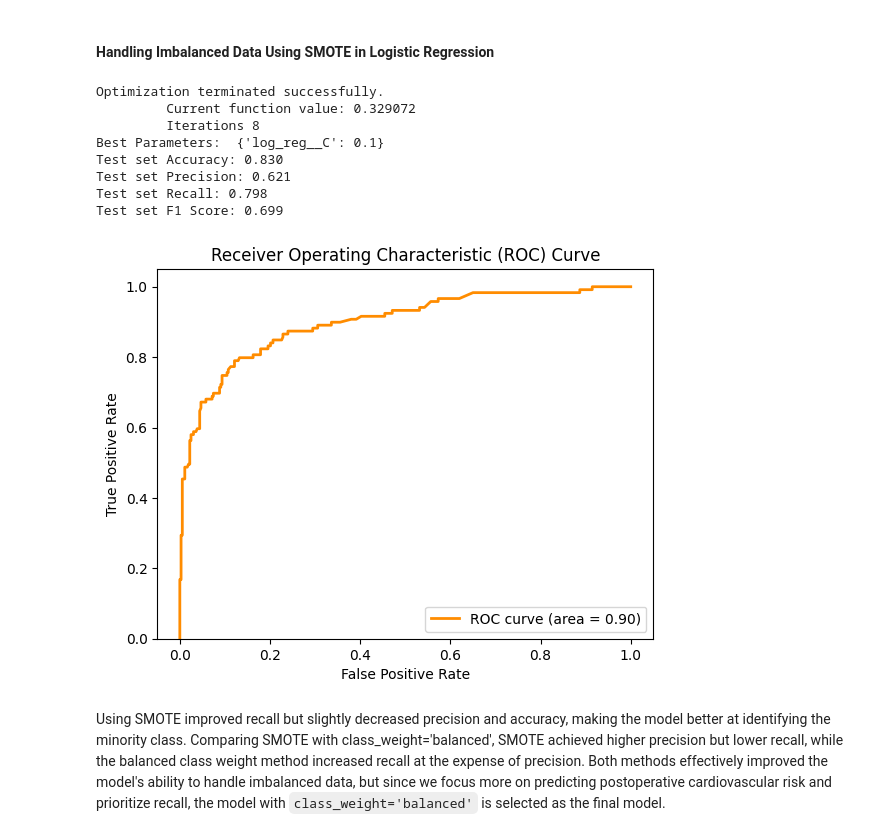
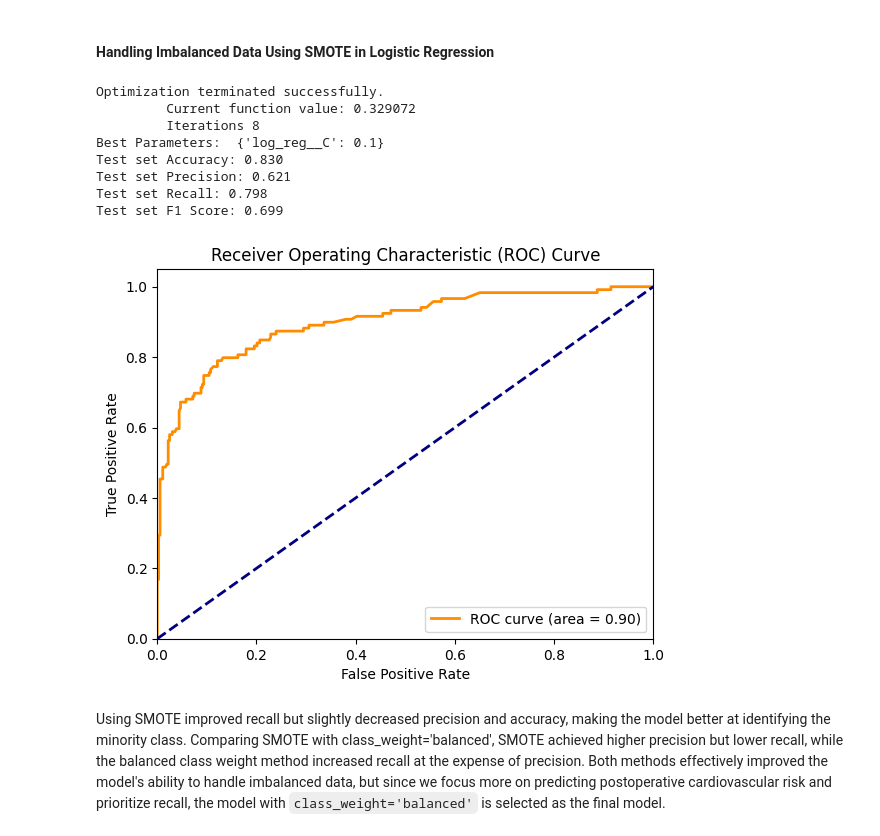
Before and after one commit to jiulong15/comp90051, a Jupyter notebook: code/Model Building/LogicRegression.ipynb, the cells around one changed output. Drawn from its saved outputs; the diff is of its cells as text; code cells hidden in the pictures.

```diff
--- a/code/Model Building/LogicRegression.ipynb
+++ b/code/Model Building/LogicRegression.ipynb
@@ -479,7 +477,7 @@ pipeline = Pipeline([
 
 # Define hyperparameter search space
 param_grid = {
-    'log_reg__C': [0.01, 0.1, 1, 10, 100]  # Regularization parameter C
+    'log_reg__C': [0.01, 0.1, 1, 10, 100]
 }
 
 grid_search = GridSearchCV(pipeline, param_grid, cv=20, scoring='f1', n_jobs=-1)
@@ -498,35 +496,39 @@ print("Best Parameters: ", grid_search.best_params_)
 accuracy = accuracy_score(y_test, y_pred)
 precision = precision_score(y_test, y_pred, average='binary')
 recall = recall_score(y_test, y_pred, average='binary')
 f1 = f1_score(y_test, y_pred, average='binary')
 
 print(f"Test set Accuracy: {accuracy:.3f}")
 print(f"Test set Precision: {precision:.3f}")
 print(f"Test set Recall: {recall:.3f}")
 print(f"Test set F1 Score: {f1:.3f}")
 
 y_score = best_model.predict_proba(X_test)[:, 1]
-fpr, tpr, thresholds = roc_curve(y_test, y_score)
+
+# Compute ROC curve and ROC area
+fpr, tpr, _ = roc_curve(y_test, y_score)
 roc_auc = auc(fpr, tpr)
 
-# Plot the ROC curve
+# Plot ROC curve
 plt.figure()
 plt.plot(fpr, tpr, color='darkorange', lw=2, label=f'ROC curve (area = {roc_auc:.2f})')
+plt.plot([0, 1], [0, 1], color='navy', lw=2, linestyle='--')
+plt.xlim([0.0, 1.0])
 plt.ylim([0.0, 1.05])
 plt.xlabel('False Positive Rate')
 plt.ylabel('True Positive Rate')
 plt.title('Receiver Operating Characteristic (ROC) Curve')
 plt.legend(loc="lower right")
 plt.show()
 # %% [output]
 Optimization terminated successfully.
          Current function value: 0.329072
          Iterations 8
 Best Parameters:  {'log_reg__C': 0.1}
 Test set Accuracy: 0.830
 Test set Precision: 0.621
 Test set Recall: 0.798
 Test set F1 Score: 0.699
-[figure, old version]
+[figure, new version]
 # %% [markdown]
 Using SMOTE improved recall but slightly decreased precision and accuracy, making the model better at identifying the minority class. Comparing SMOTE with class_weight='balanced', SMOTE achieved higher precision but lower recall, while the balanced class weight method increased recall at the expense of precision. Both methods effectively improved the model's ability to handle imbalanced data, but since we focus more on predicting postoperative cardiovascular risk and prioritize recall, the model with `class_weight='balanced'` is selected as the final model.
```
Also changed, not shown: parts of 2 cells of this notebook.
